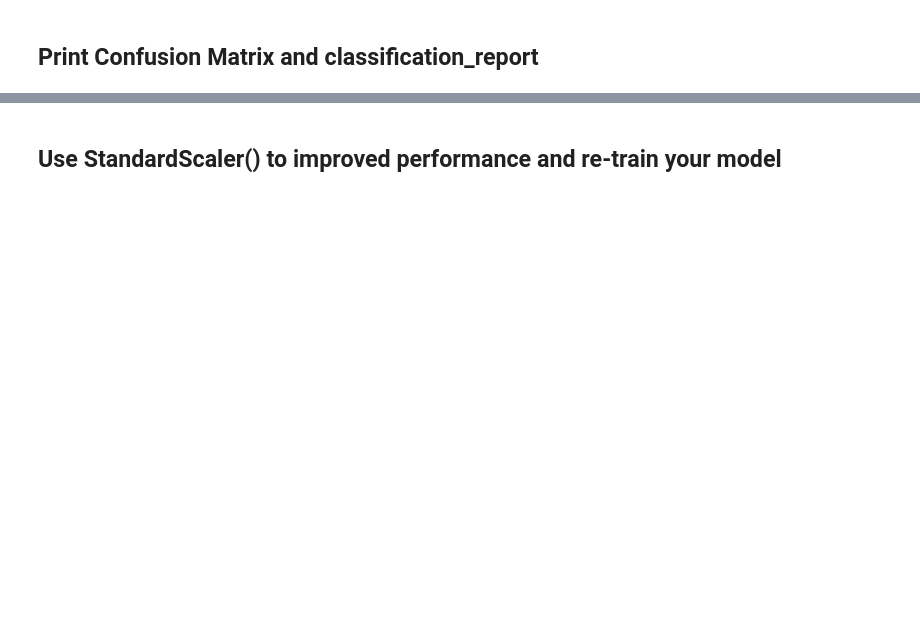
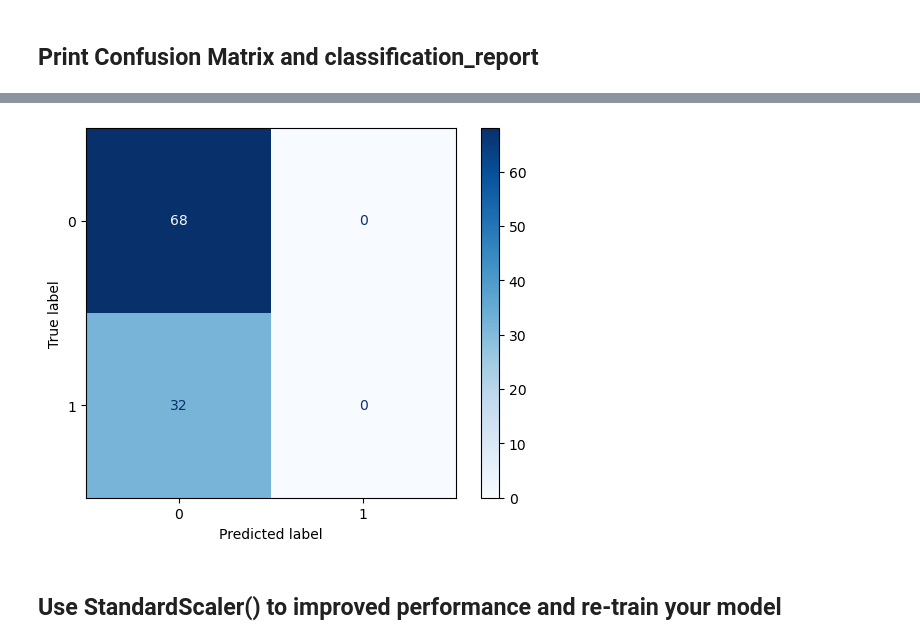
Before and after one commit to Tuwaiq-Data-Science-Bootcamp-V4/Logistic-Regression-Lab, a Jupyter notebook: LogisticRegression_Assignment.ipynb, the cells around one changed output, grey strips where cells are left out. Saved outputs shown, nothing was run; the diff lists cells and outputs as text; code cells hidden in the pictures; blank space fills up the shorter version.

```diff
--- a/LogisticRegression_Assignment.ipynb
+++ b/LogisticRegression_Assignment.ipynb
@@ -27,4 +40,7 @@ memory usage: 15.8+ KB
 # %% [markdown]
 ## Define X by selecting only the age and EstimatedSalary, and y with purchased column
+# %%
+x=df[['Age','EstimatedSalary']]
+y=df['Purchased']
 # %% [markdown]
 ## Print count of each label in Purchased column
@@ -46,5 +64,11 @@ Name: Purchased, dtype: int64
 # First: Logistic Regression model
 # %% [markdown]
 ## Split the dataset into Training set and Test set with test_size = 0.25 and random_state = 0
+# %%
+x_train,x_test,y_train,y_test=train_test_split(x,y,test_size=0.25,random_state=0)
 # %% [markdown]
 ## Train the model with random_state = 0
+# %%
+LR=LogisticRegression()
+# %%
+LR.fit(x_train,y_train)
@@ -99,2 +136,6 @@ weighted avg       0.46      0.68      0.55       100
+# %%
+plot_confusion_matrix(LR, X=x_test, y_true=y_test, cmap='Blues');
+# %% [output]
+[figure, added]
 # %% [markdown]
 ## Use StandardScaler() to improved performance and re-train your model
```
Also changed, not shown: parts of 31 cells of this notebook.
